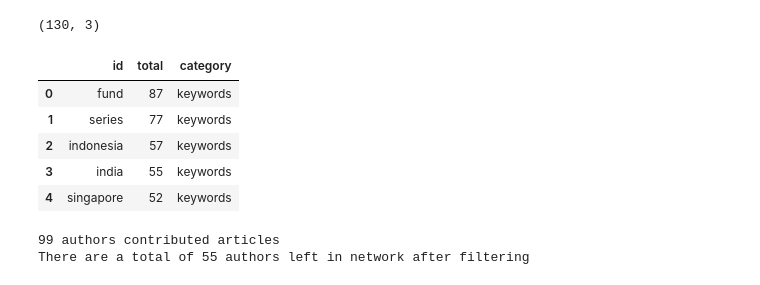
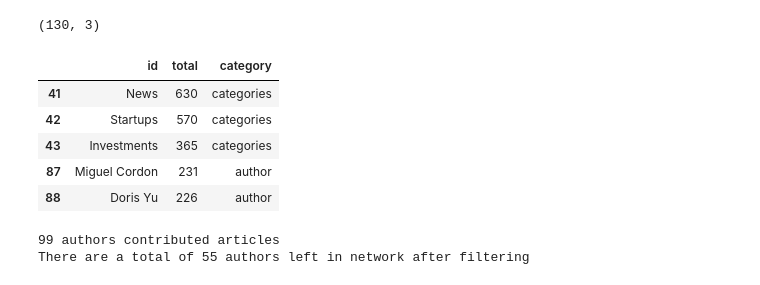
Before and after one commit to dianaow/Knowledge_graph, a Jupyter notebook: TIA.ipynb, the cells around one changed output. Saved outputs shown, nothing was run; the diff lists cells and outputs as text; code cells hidden in the pictures.

```diff
--- a/TIA.ipynb
+++ b/TIA.ipynb
@@ -435,7 +435,8 @@ edges.shape
 # %% [output]
 (410, 4)
 # %%
-edges.sort_values('total', ascending=False).head()
+edges = edges.sort_values('total', ascending=False)
+edges.head()
 # %% [output]
 |  | start_id | end_id | total | category |
 | 846 | News | Startups | 479.0 | categories-categories |
@@ -482,15 +483,16 @@ nodes = nodes[nodes['id'].isin(nodes_to_keep)]
 nodes.shape
 # %% [output]
 (130, 3)
-# %%
-nodes.head()
-# %% [output]
-|  | id | total | category |
-| 0 | fund | 87 | keywords |
-| 1 | series | 77 | keywords |
-| 2 | indonesia | 57 | keywords |
-| 3 | india | 55 | keywords |
-| 4 | singapore | 52 | keywords |
+# %%
+nodes = nodes.sort_values('total', ascending=False)
+nodes.head()
+# %% [output]
+|  | id | total | category |
+| 41 | News | 630 | categories |
+| 42 | Startups | 570 | categories |
+| 43 | Investments | 365 | categories |
+| 87 | Miguel Cordon | 231 | author |
+| 88 | Doris Yu | 226 | author |
 # %%
 nodes.to_csv('./data/nodes.csv', index=False)
 # %%
```
Also changed, not shown: 4 other files.
